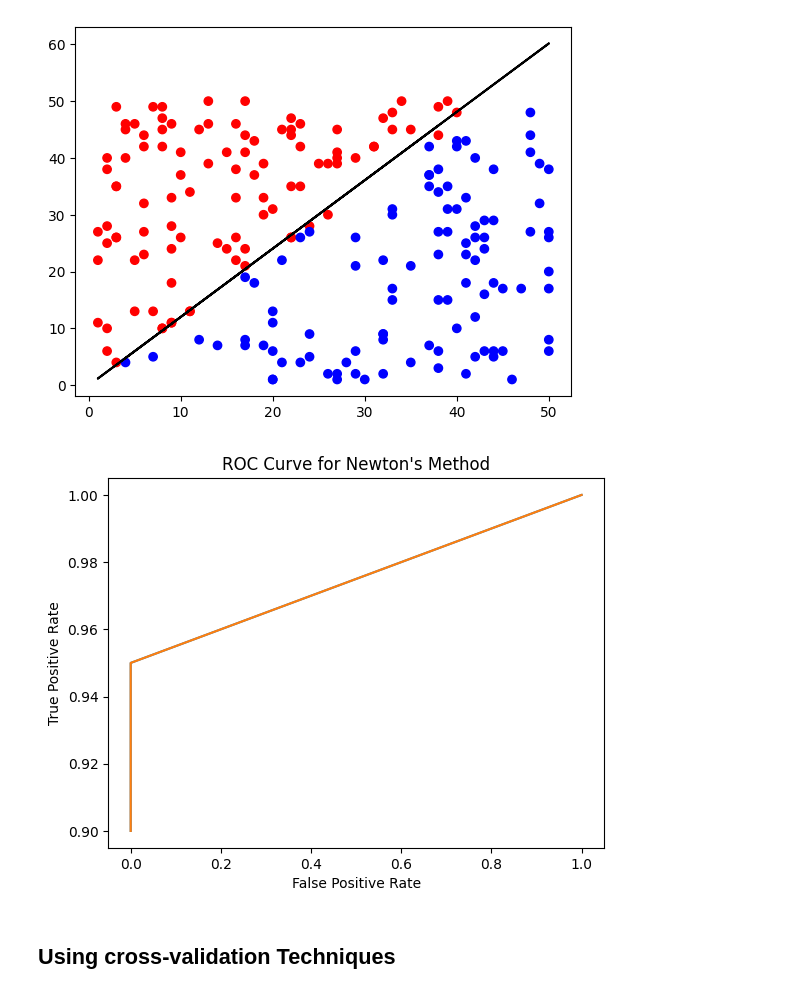
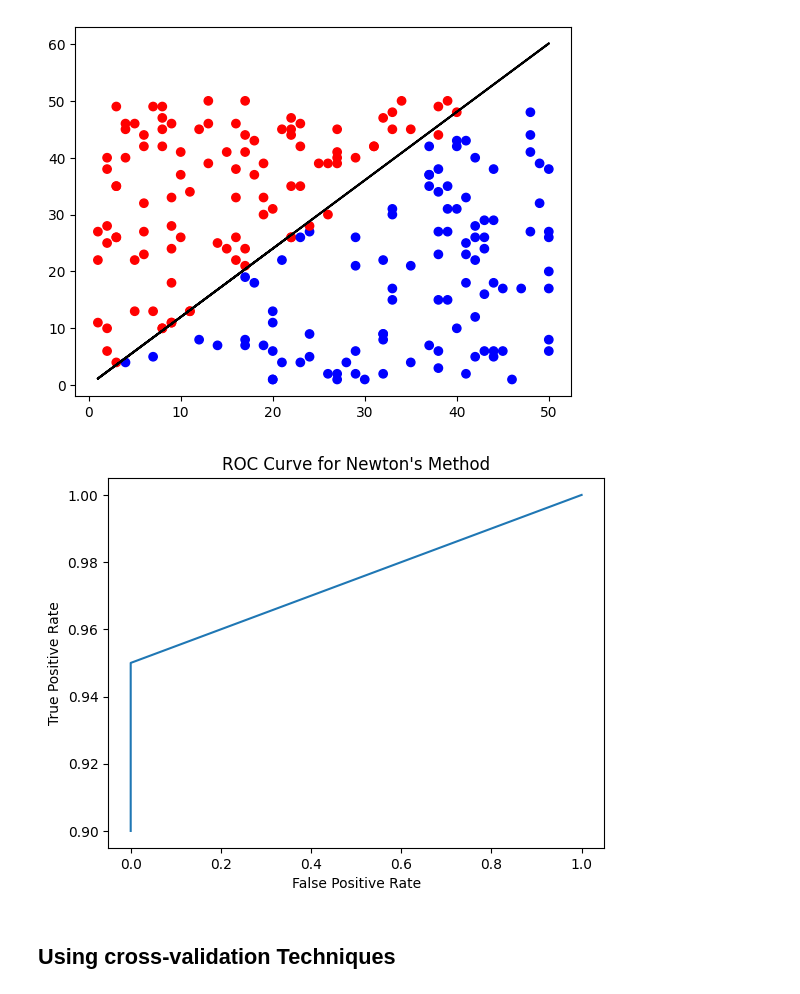
Before and after one commit to AbinashChetia/log_reg_ac, a Jupyter notebook: eg_logReg.ipynb, the cells around one changed output. Cells and saved outputs as stored; diff of their text form; code cells hidden in the pictures.

```diff
--- a/eg_logReg.ipynb
+++ b/eg_logReg.ipynb
@@ -107,26 +107,25 @@ fig.savefig('plots/nwt_data_dist_db.png')
 # %%
 nwt_pred_prob = nwt.predict(data_x, prob=True)
 nwt_tpr = []
 nwt_fpr = []
 for t in thresh:
     nwt_pred = [1 if i >= t else 0 for i in nwt_pred_prob]
     nwt_cf_info = utilsAC.get_performance_measure(data_y, nwt_pred)
     tp = nwt_cf_info['tp']
     fp = nwt_cf_info['fp']
     tn = nwt_cf_info['tn']
     fn = nwt_cf_info['fn']
     nwt_tpr.append(tp/(tp+fn))
     nwt_fpr.append(fp/(fp+tn))
 fig = plt.figure()
 plt.plot(nwt_fpr, nwt_tpr)
-plt.plot(nwt_fpr, nwt_tpr)
 plt.xlabel('False Positive Rate')
 plt.ylabel('True Positive Rate')
 plt.title('ROC Curve for Newton\'s Method')
 plt.show()
 fig.savefig('plots/nwt_roc.png')
 # %% [output]
-[figure, old version]
+[figure, new version]
 # %% [markdown]
 ## Using cross-validation Techniques
 # %%
```
Also changed, not shown: parts of 36 cells of this notebook, 25 other files.
